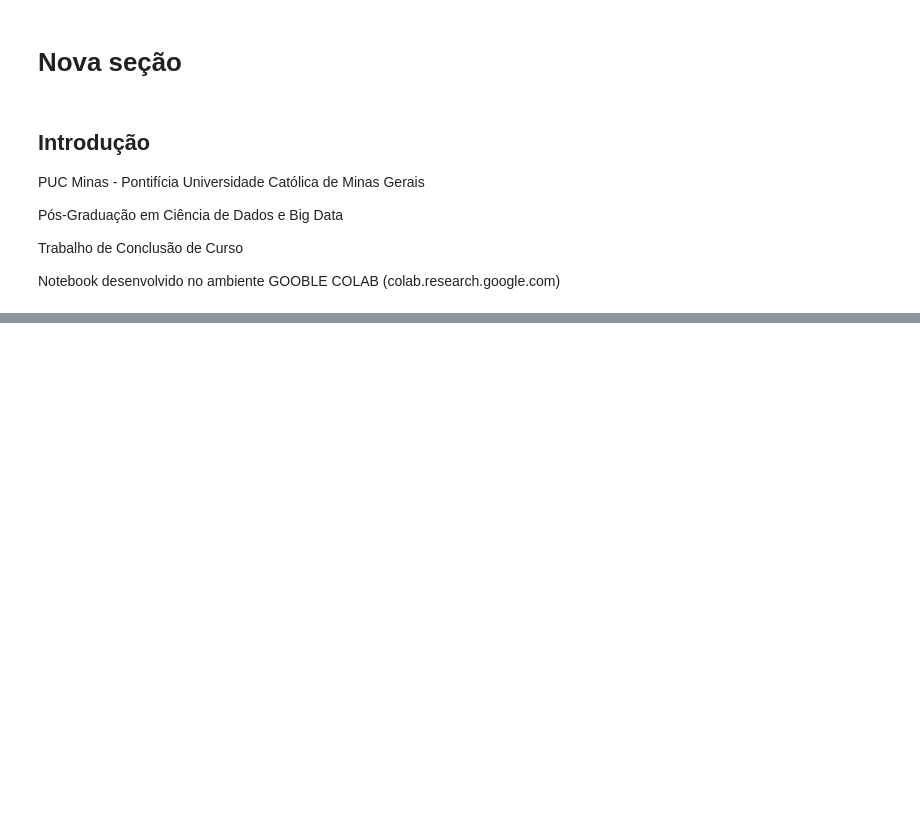
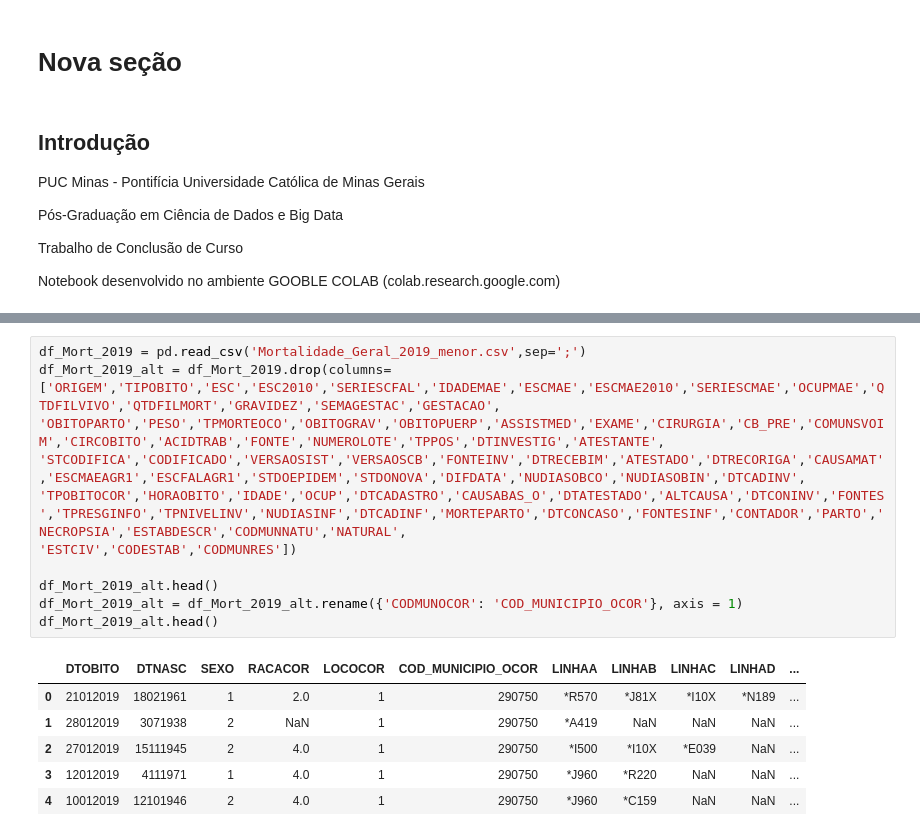
Before and after one commit to drianc/TCC-PUC-MINAS, a Jupyter notebook: TCC_Ciencia_Dados_PUC_Minas.ipynb, the cells around one changed output, grey strips where cells are left out. Cells and saved outputs as stored; diff of their text form; blank space fills up the shorter version.

```diff
--- a/TCC_Ciencia_Dados_PUC_Minas.ipynb
+++ b/TCC_Ciencia_Dados_PUC_Minas.ipynb
@@ -30,0 +28,18 @@ pd.set_option('precision',2)
+# %%
+df_Mort_2019 = pd.read_csv('Mortalidade_Geral_2019_menor.csv',sep=';')
+df_Mort_2019_alt = df_Mort_2019.drop(columns=['ORIGEM','TIPOBITO','ESC','ESC2010','SERIESCFAL','IDADEMAE','ESCMAE','ESCMAE2010','SERIESCMAE','OCUPMAE','QTDFILVIVO','QTDFILMORT','GRAVIDEZ','SEMAGESTAC','GESTACAO',
+'OBITOPARTO','PESO','TPMORTEOCO','OBITOGRAV','OBITOPUERP','ASSISTMED','EXAME','CIRURGIA','CB_PRE','COMUNSVOIM','CIRCOBITO','ACIDTRAB','FONTE','NUMEROLOTE','TPPOS','DTINVESTIG','ATESTANTE',
+'STCODIFICA','CODIFICADO','VERSAOSIST','VERSAOSCB','FONTEINV','DTRECEBIM','ATESTADO','DTRECORIGA','CAUSAMAT','ESCMAEAGR1','ESCFALAGR1','STDOEPIDEM','STDONOVA','DIFDATA','NUDIASOBCO','NUDIASOBIN','DTCADINV',
+'TPOBITOCOR','HORAOBITO','IDADE','OCUP','DTCADASTRO','CAUSABAS_O','DTATESTADO','ALTCAUSA','DTCONINV','FONTES','TPRESGINFO','TPNIVELINV','NUDIASINF','DTCADINF','MORTEPARTO','DTCONCASO','FONTESINF','CONTADOR','PARTO','NECROPSIA','ESTABDESCR','CODMUNNATU','NATURAL',
+'ESTCIV','CODESTAB','CODMUNRES'])
+
+df_Mort_2019_alt.head()
+df_Mort_2019_alt = df_Mort_2019_alt.rename({'CODMUNOCOR': 'COD_MUNICIPIO_OCOR'}, axis = 1)
+df_Mort_2019_alt.head()
+# %% [output]
+|  | DTOBITO | DTNASC | SEXO | RACACOR | LOCOCOR | COD_MUNICIPIO_OCOR | LINHAA | LINHAB | LINHAC | LINHAD | ... |
+| 0 | 21012019 | 18021961 | 1 | 2.0 | 1 | 290750 | *R570 | *J81X | *I10X | *N189 | ... |
+| 1 | 28012019 | 3071938 | 2 | NaN | 1 | 290750 | *A419 | NaN | NaN | NaN | ... |
+| 2 | 27012019 | 15111945 | 2 | 4.0 | 1 | 290750 | *I500 | *I10X | *E039 | NaN | ... |
+| 3 | 12012019 | 4111971 | 1 | 4.0 | 1 | 290750 | *J960 | *R220 | NaN | NaN | ... |
+| 4 | 10012019 | 12101946 | 2 | 4.0 | 1 | 290750 | *J960 | *C159 | NaN | NaN | ... |
```
Also changed, not shown: parts of 18 cells of this notebook.
